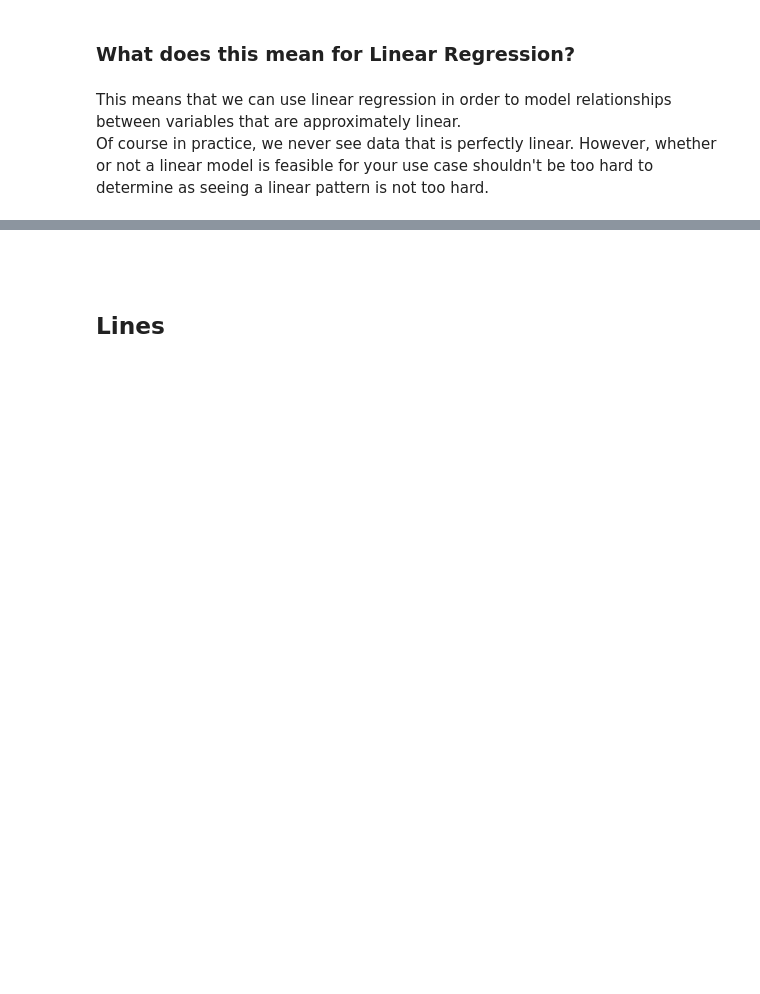
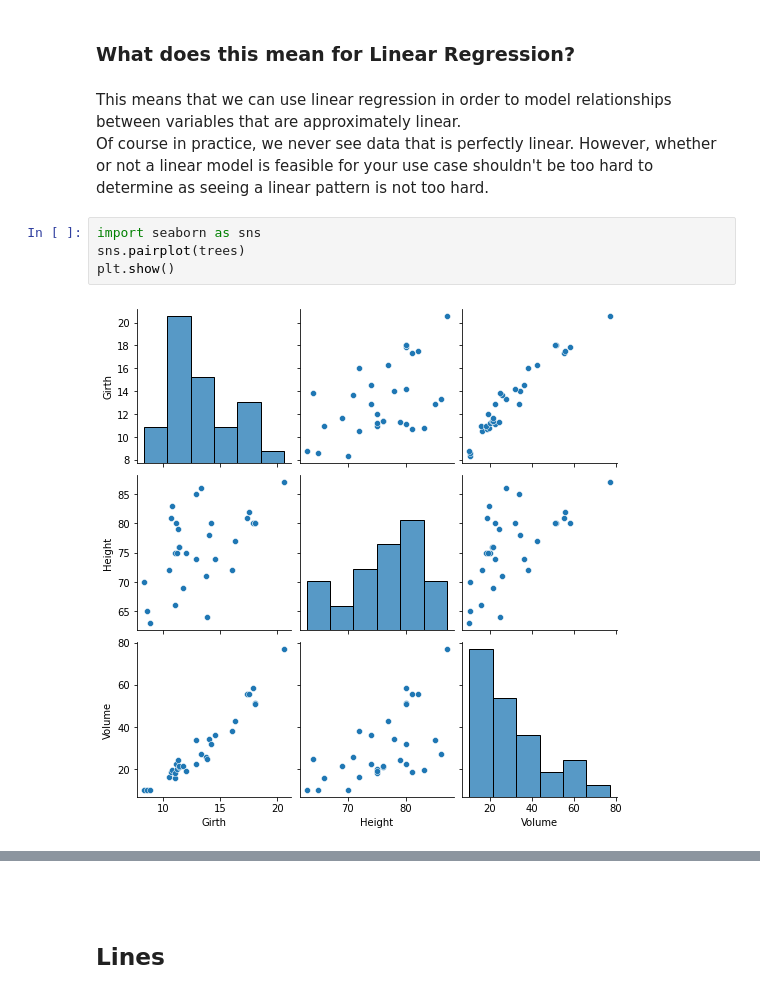
Before and after one commit to oyavuzjr/Linear-Regression, a Jupyter notebook: Linear-Regression-1.ipynb, the cells around one changed output, grey strips where cells are left out. Cells and saved outputs as stored; diff of their text form; blank space fills up the shorter version.

```diff
--- a/Linear-Regression-1.ipynb
+++ b/Linear-Regression-1.ipynb
@@ -82,3 +103,9 @@ This means that the change in y per change in x is different on different points
 # %% [markdown]
 This means that we can use linear regression in order to model relationships between variables that are approximately linear.
 Of course in practice, we never see data that is perfectly linear. However, whether or not a linear model is feasible for your use case shouldn't be too hard to determine as seeing a linear pattern is not too hard.
+# %%
+import seaborn as sns
+sns.pairplot(trees)
+plt.show()
+# %% [output]
+[figure, added]
```
Also changed, not shown: parts of 6 cells of this notebook.
